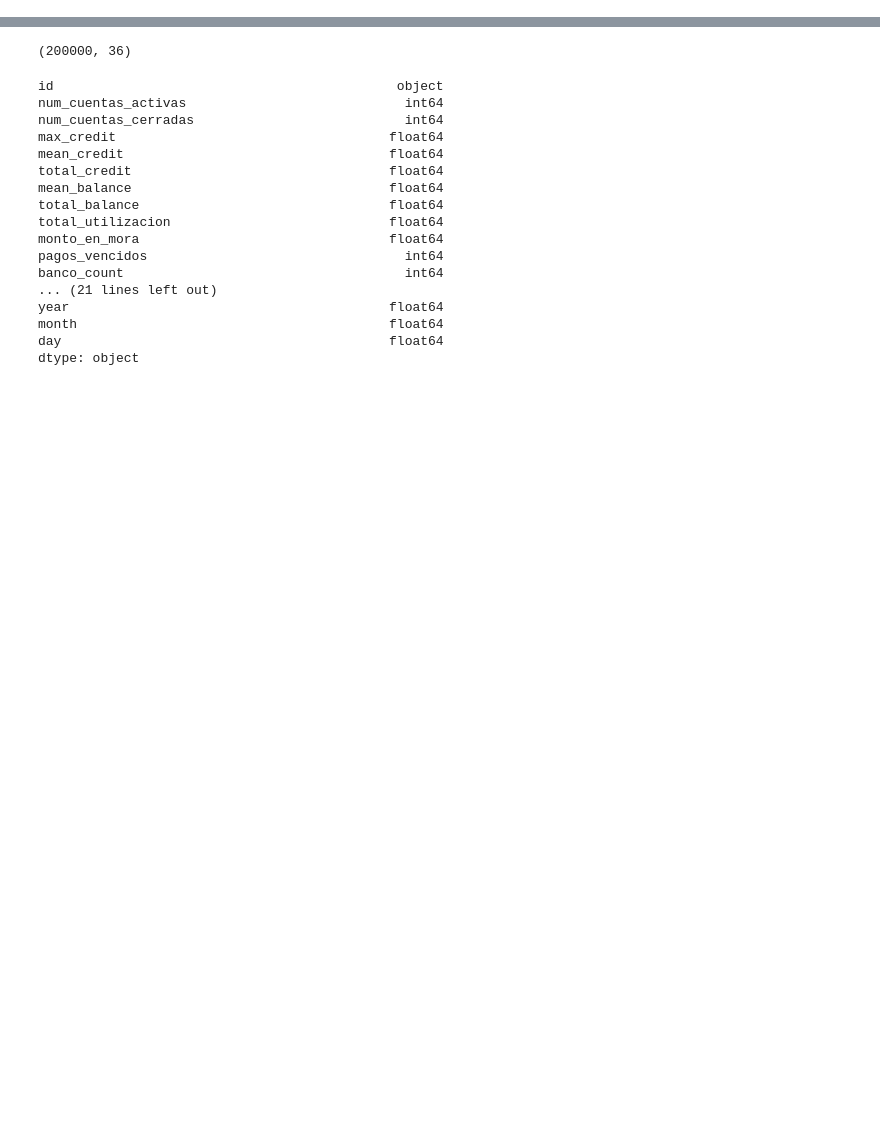
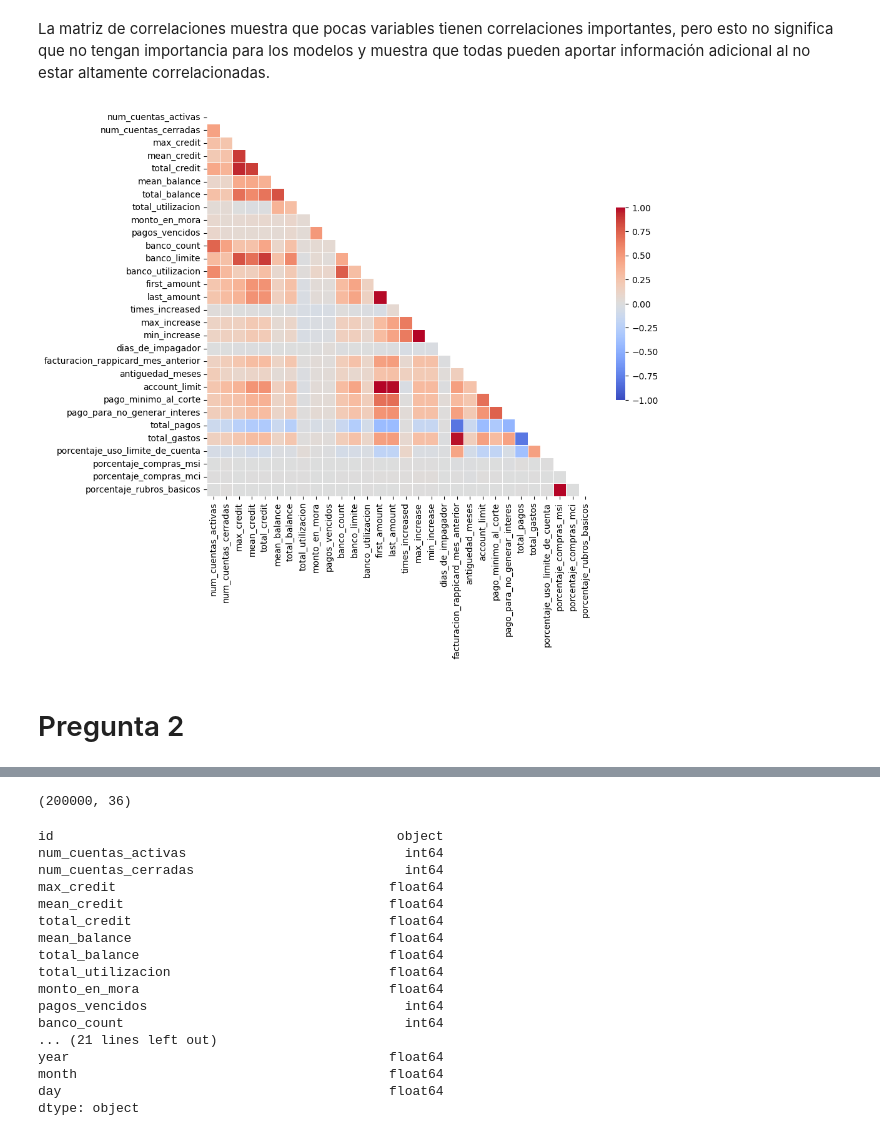
Before and after one commit to StefanoMolina/Random, a Jupyter notebook: Section2.ipynb, the cells around one changed output, grey strips where cells are left out. Drawn from its saved outputs; the diff is of its cells as text; code cells hidden in the pictures; blank space fills up the shorter version.

```diff
--- a/Section2.ipynb
+++ b/Section2.ipynb
@@ -2,0 +47,25 @@
+# %% [markdown]
+La matriz de correlaciones muestra que pocas variables tienen correlaciones importantes, pero esto no significa que no tengan importancia para los modelos y muestra que todas pueden aportar información adicional al no estar altamente correlacionadas.
+# %%
+# se excluyen columnas que no son numericas y se descartan null
+cols = [col for col in df.columns if col not in ['id', 'last_change_date',
+                                                 'impago']]
+
+df_clean = df[cols].dropna()
+
+#correlacion
+corr_matrix = df_clean.corr()
+
+mask = np.triu(np.ones_like(corr_matrix, dtype=bool))
+
+plt.figure(figsize=(10, 8))
+
+sns.heatmap(corr_matrix, mask=mask, annot=False, cmap='coolwarm',
+            vmax=1, vmin=-1, center=0,
+            square=True, linewidths=.5, cbar_kws={"shrink": .5})
+
+plt.show()
+# %% [output]
+[figure, added]
+# %% [markdown]
+# Pregunta 2
```
Also changed, not shown: parts of 40 cells of this notebook.
